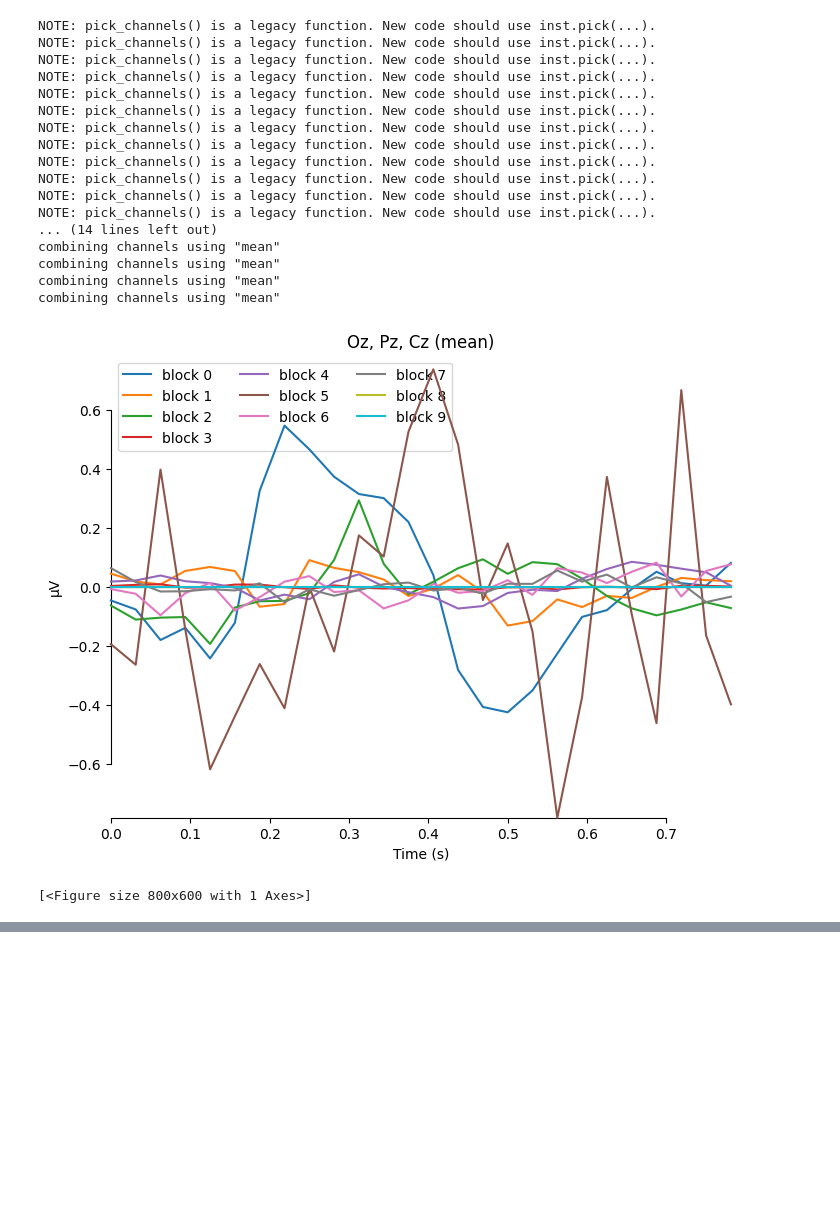
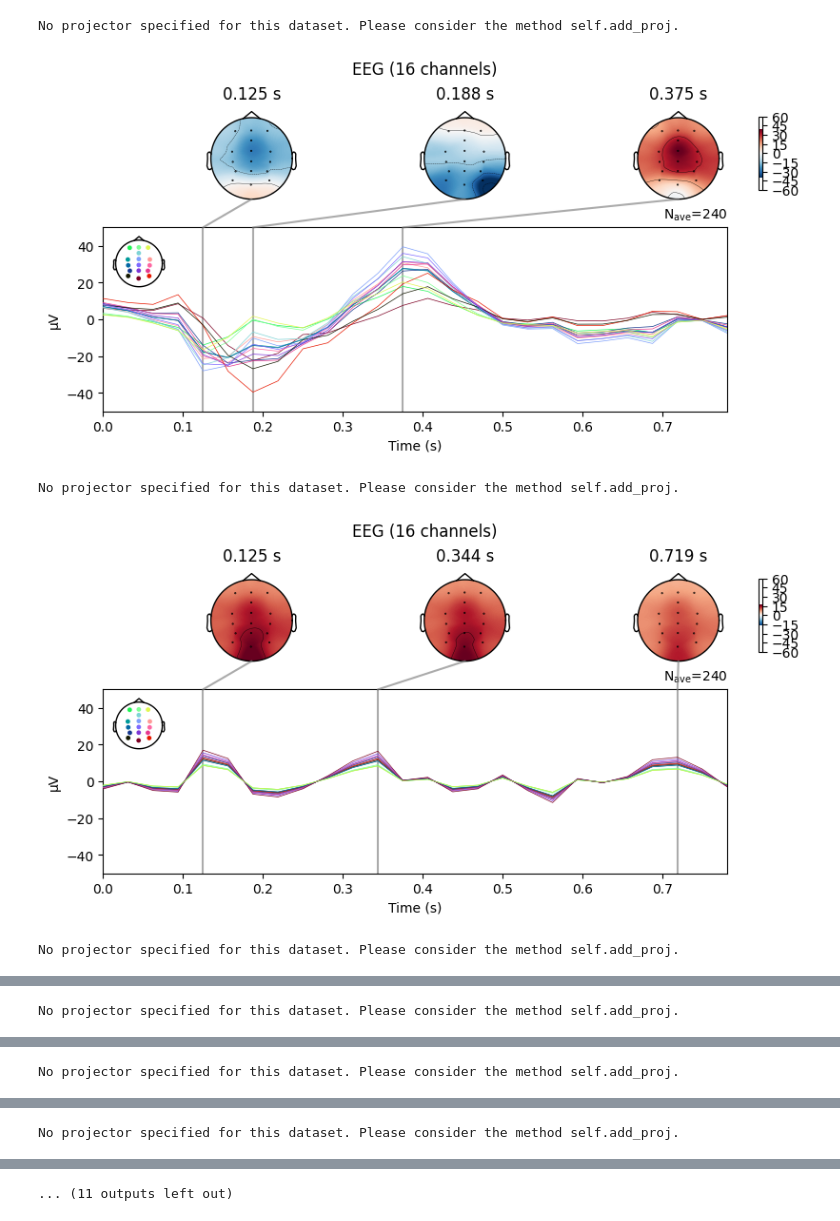
Before and after one commit to arnevdk/bttda, a Jupyter notebook: notebooks/bttda.ipynb, the cells around one changed output, grey strips where cells are left out. Saved outputs shown, nothing was run; the diff lists cells and outputs as text; code cells hidden in the pictures; blank space fills up the shorter version.

```diff
--- a/notebooks/bttda.ipynb
+++ b/notebooks/bttda.ipynb
@@ -15,7 +15,7 @@ fmax = 16
 sfreq = 32
 
 paradigm = P300(resample=sfreq, tmin=tmin, tmax=tmax, fmin=fmin, fmax=fmax)
-dataset = BNCI2014008()
+dataset = BNCI2014009()
 epochs, labels, meta = paradigm.get_data(
     dataset=dataset,
     subjects=[1],
@@ -66,10 +72,7 @@ bttda = BTTDA(
             verbose=True,
             lasso=False,
             prune=True,
-            prune_pvalue=0.05,
-            combine_pvalue='fisher'
     ),
-    var_thresh = .75,
     deflate_transform=False,
     keep_train_info=True,
     verbose=True)
@@ -173,12 +183,13 @@ if bttda.keep_train_info:
 # %%
 from mne import combine_evoked
 
-image_args=dict(vmin=-10, vmax=10,picks=['Cz'], combine='mean', sigma=8)
+image_args=dict(picks=['Cz'], combine='mean', sigma=8)
 epochs['Target'].plot_image(**image_args)
 
-joint_args=dict(ts_args=dict(ylim=dict(
-    eeg=[-5,5]
-)))
+joint_args=dict(ts_args=dict(ylim=dict(eeg=
+                                       [-50,50]
+                                       #None
+                                      )))
 target = epochs['Target'].average()
 non_target = epochs['NonTarget'].average()
 contrast = combine_evoked([target,non_target], weights=[1,-1])
@@ -198,42 +206,29 @@ NOTE: pick_channels() is a legacy function. New code should use inst.pick(...).
 # %%
 from mne import combine_evoked
 from hoda.hoda import mse
 from mne.viz import plot_compare_evokeds
 import numpy as np
 
 epochs_defl = epochs.copy()
 epochs_rec = epochs.copy()
 epochs_rec._data = np.zeros_like(epochs_rec.get_data())
 evokeds = dict()
 for b in range(min(len(bttda.blocks_),10)):
     epochs_block_rec = epochs.copy()
     epochs_block_rec._data = tl.to_numpy(bttda.blocks_[b].inv_transform(bttda.blocks_[b].transform(epochs_defl.get_data())))
     epochs_defl._data -= epochs_block_rec._data
     epochs_rec._data += epochs_block_rec._data
 
     target_block_rec = epochs_block_rec['Target'].average()
     non_target_block_rec = epochs_block_rec['NonTarget'].average()
     contrast_block_rec = combine_evoked([target_block_rec,non_target_block_rec], weights=[1,-1])
     evokeds[f'block {b}'] =contrast_block_rec
+    contrast_block_rec.plot_joint(**joint_args)
 
 plot_compare_evokeds(evokeds, picks=['Oz', 'Pz', 'Cz'], combine='mean',)
 # %% [output]
-NOTE: pick_channels() is a legacy function. New code should use inst.pick(...).
-NOTE: pick_channels() is a legacy function. New code should use inst.pick(...).
-NOTE: pick_channels() is a legacy function. New code should use inst.pick(...).
-NOTE: pick_channels() is a legacy function. New code should use inst.pick(...).
-NOTE: pick_channels() is a legacy function. New code should use inst.pick(...).
-NOTE: pick_channels() is a legacy function. New code should use inst.pick(...).
-NOTE: pick_channels() is a legacy function. New code should use inst.pick(...).
-NOTE: pick_channels() is a legacy function. New code should use inst.pick(...).
-NOTE: pick_channels() is a legacy function. New code should use inst.pick(...).
-NOTE: pick_channels() is a legacy function. New code should use inst.pick(...).
-NOTE: pick_channels() is a legacy function. New code should use inst.pick(...).
-NOTE: pick_channels() is a legacy function. New code should use inst.pick(...).
-... (14 lines left out)
-combining channels using "mean"
-combining channels using "mean"
-combining channels using "mean"
-combining channels using "mean"
+No projector specified for this dataset. Please consider the method self.add_proj.
-[figure, old version]
+[figure, new version]
-[<Figure size 800x600 with 1 Axes>]
+No projector specified for this dataset. Please consider the method self.add_proj.
+[figure, added]
+No projector specified for this dataset. Please consider the method self.add_proj.
@@ -239,0 +236 @@ combining channels using "mean"
+No projector specified for this dataset. Please consider the method self.add_proj.
@@ -239,0 +238 @@ combining channels using "mean"
+No projector specified for this dataset. Please consider the method self.add_proj.
@@ -239,0 +240 @@ combining channels using "mean"
+No projector specified for this dataset. Please consider the method self.add_proj.
@@ -240,3 +242,4 @@ combining channels using "mean"
+... (11 outputs left out)
 # %%
 epochs_rec['Target'].plot_image(**image_args)
 target_rec = epochs_rec['Target'].average()
```
Also changed, not shown: parts of 15 cells of this notebook, 5 other files.
